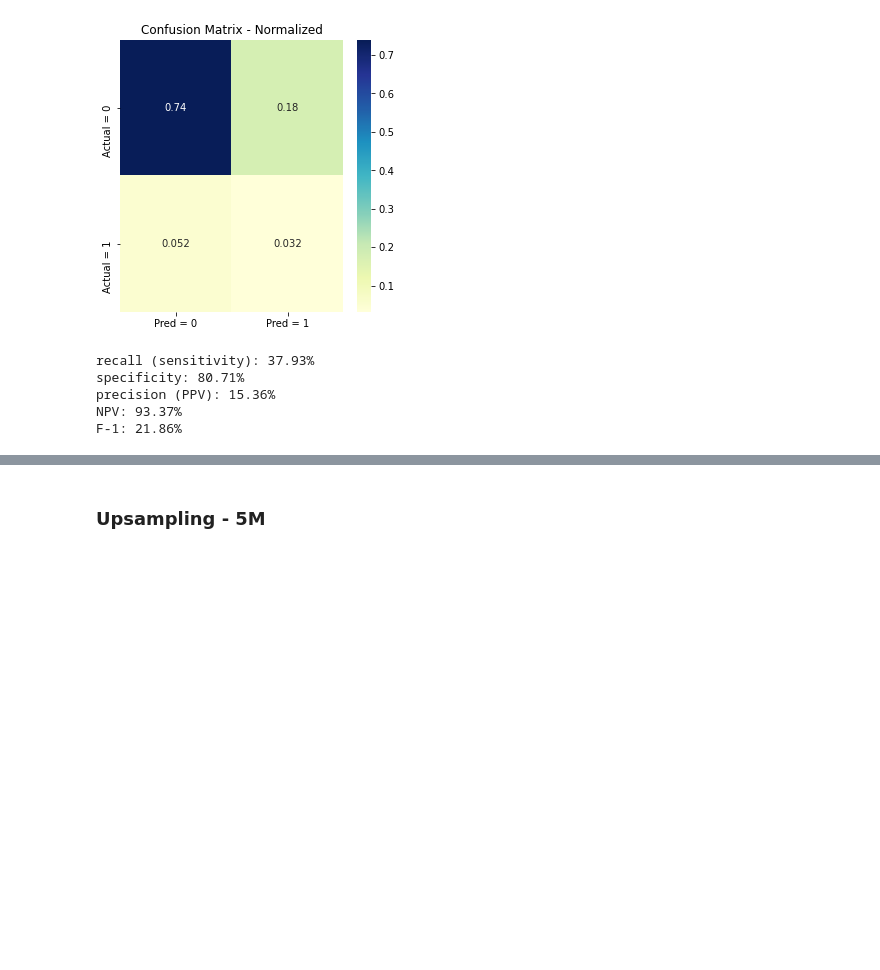
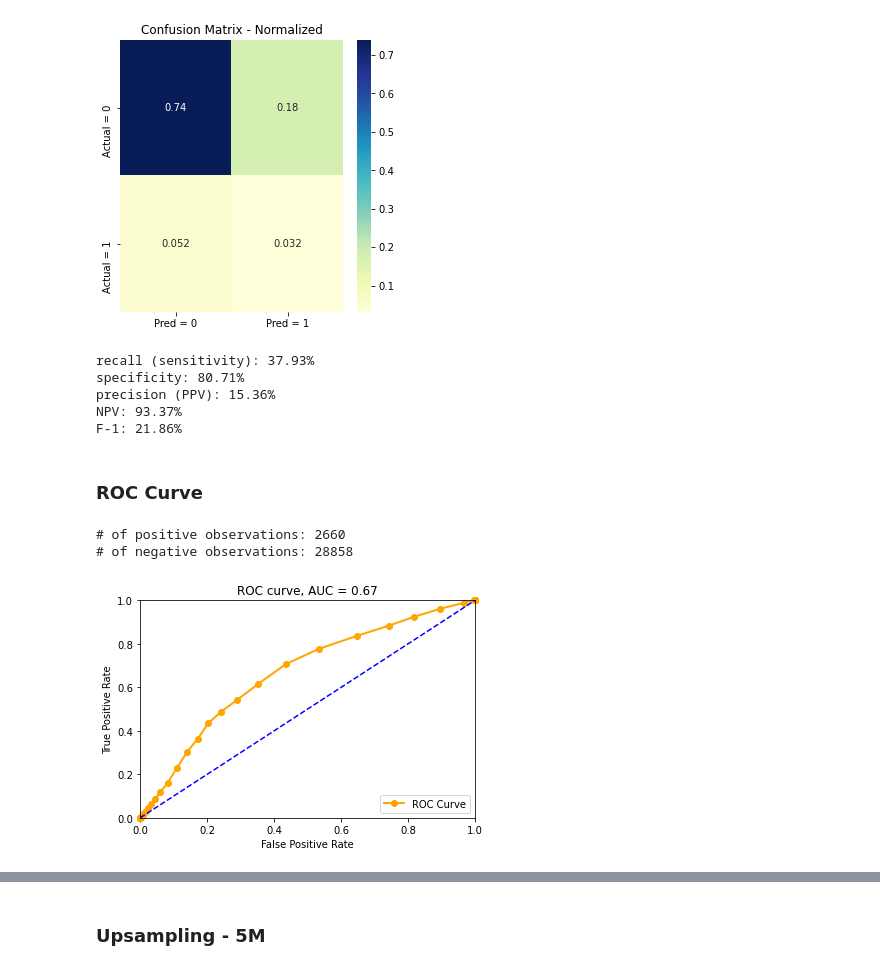
Before and after one commit to kaanguney/ENS492-Graduation-Project-Implementation, a Jupyter notebook: iForest++.ipynb, the cells around one changed output, grey strips where cells are left out. Drawn from its saved outputs; the diff is of its cells as text; code cells hidden in the pictures; blank space fills up the shorter version.

Commit message:
roc curve implemented, visualizations provided

```diff
--- a/iForest++.ipynb
+++ b/iForest++.ipynb
@@ -226,3 +228,51 @@ specificity: 80.71%
 precision (PPV): 15.36%
 NPV: 93.37%
 F-1: 21.86%
+# %% [markdown]
+### ROC Curve
+# %%
+# it is essential to keep these values as floats for correct cut-off analysis
+thresholds = np.arange(0.0, 1.01, 0.01)
+probs = abs(gscv.best_estimator_.score_samples(X_test))
+
+def plot_roc(y_test: np.ndarray, probs: np.ndarray, thresholds: np.ndarray, save_dir: str):
+    num_pos_labels = int(sum(y_test))
+    num_neg_labels = int(y_test.size - num_pos_labels)
+    print(f"# of positive observations: {num_pos_labels}")
+    print(f"# of negative observations: {num_neg_labels}")
+
+    fpr = []
+    tpr = []
+
+    for t in thresholds:
+        fp = 0
+        tp = 0
+        t = round(t, 2)
+        for p in range(len(probs)):
+            if (probs[p] >= t):
+                if y_test[p] == 1:
+                    tp += 1
+                else:
+                    fp += 1
+        fpr.append(fp/num_neg_labels)
+        tpr.append(tp/num_pos_labels)
+
+    # integral from right to left, therefore multiply by -1
+    auc = -1 * np.trapz(tpr, fpr)
+
+    plt.plot(fpr, tpr, linestyle = "-", marker = "o", color = "orange", lw = 2, label = "ROC Curve", clip_on = False)
+    plt.plot([0, 1], [0, 1], color = "blue", linestyle = "--")
+    plt.xlim([0.0, 1.0])
+    plt.ylim([0.0, 1.0])
+    plt.xlabel("False Positive Rate")
+    plt.ylabel("True Positive Rate")
+    plt.title("ROC curve, AUC = %.2f" % auc)
+    plt.legend(loc = "lower right")
+    plt.savefig(save_dir)
+    plt.show()
+# %%
+plot_roc(y_test, probs, thresholds, save_dir = "/Users/kaanguney.keklikci/Desktop/Sabancı/ENS 492/source/results/baseline/roc_curve.jpeg")
+# %% [output]
+# of positive observations: 2660
+# of negative observations: 28858
+[figure, added]
```
Also changed, not shown: parts of 37 cells of this notebook.
